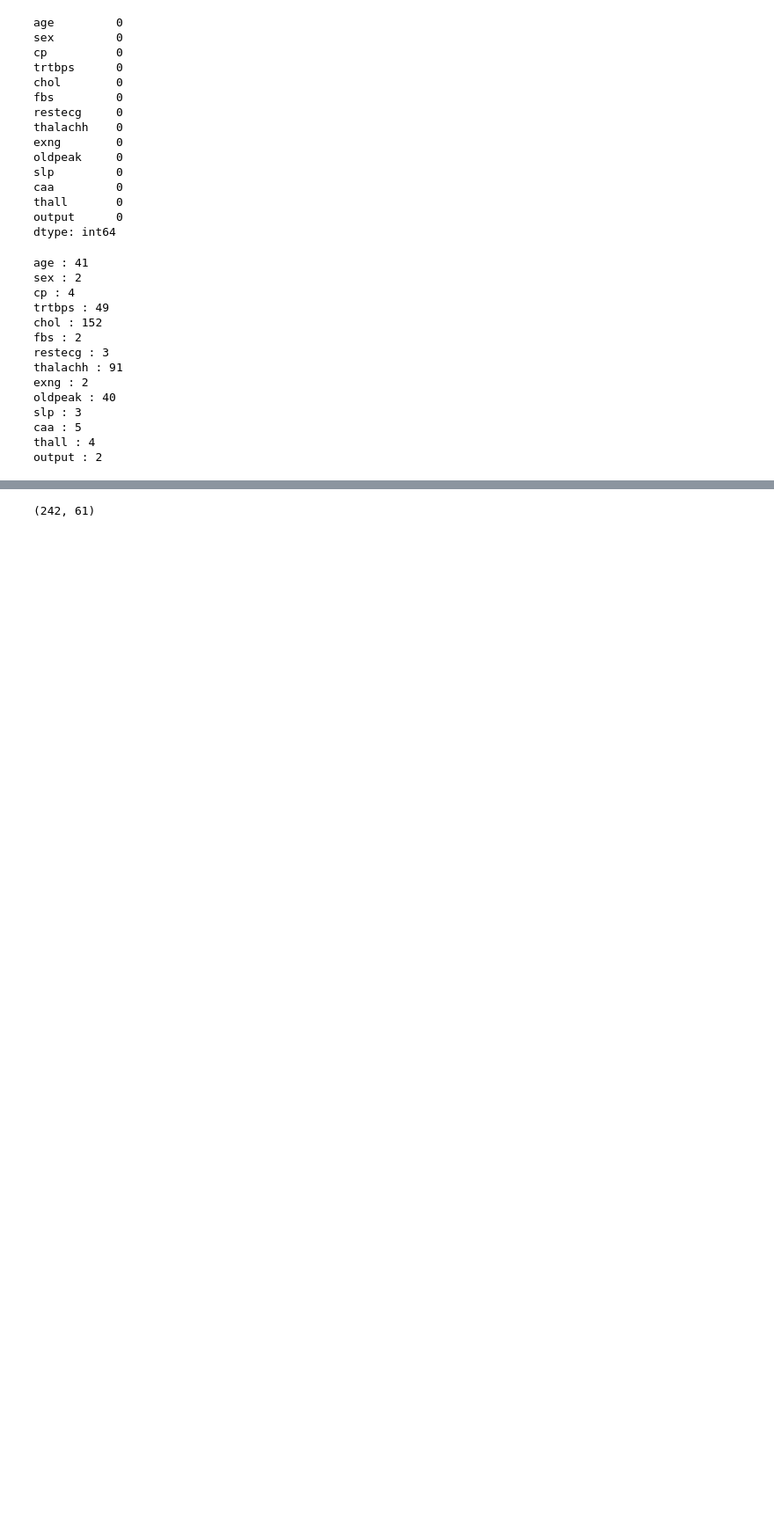
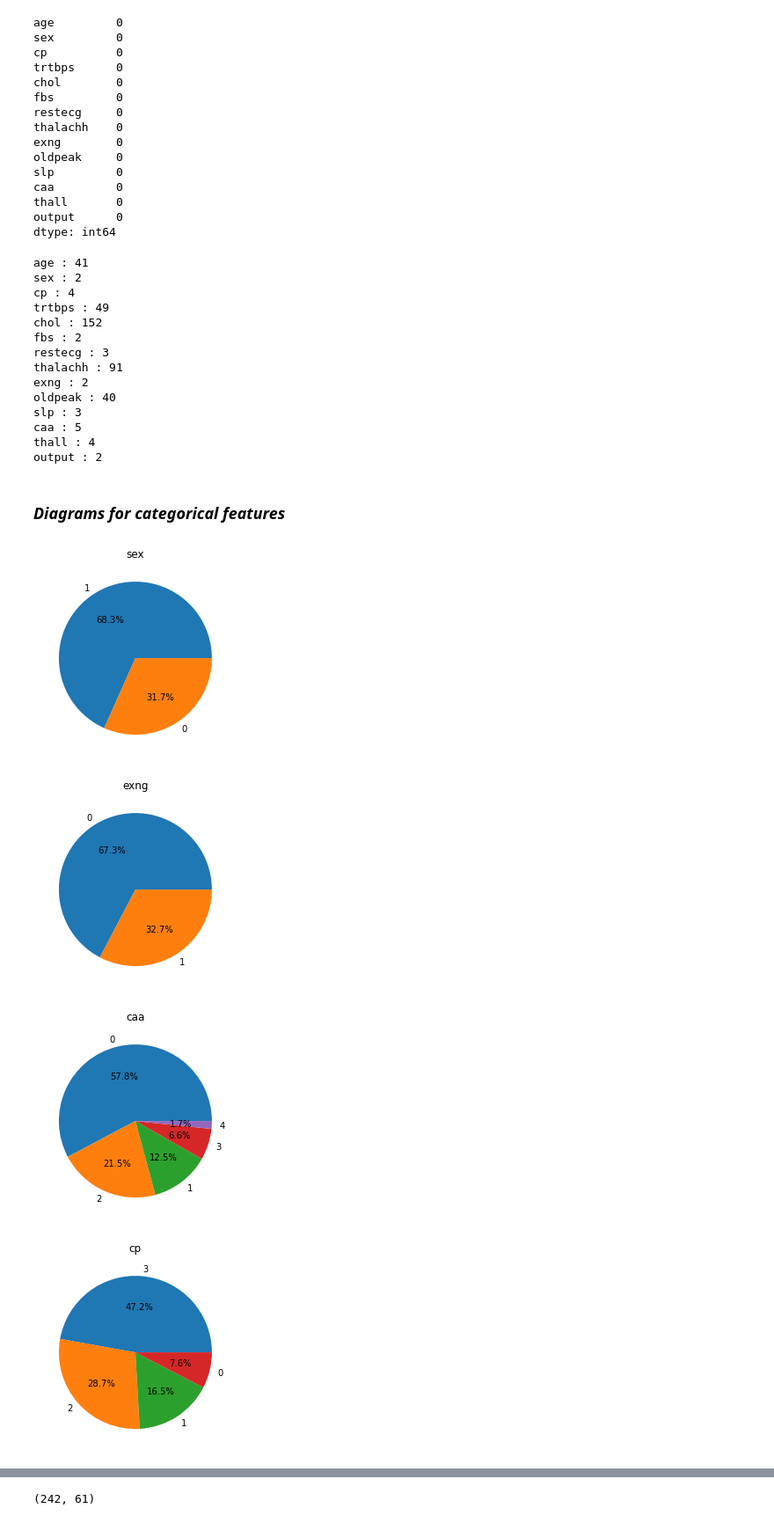
Before and after one commit to xtbtds/Heart_Attack_Prediction_Service, a Jupyter notebook: notebook.ipynb, the cells around one changed output, grey strips where cells are left out. Shown: that part at 88% size. Cells and saved outputs as stored; diff of their text form; code cells hidden in the pictures; blank space fills up the shorter version.

```diff
--- a/notebook.ipynb
+++ b/notebook.ipynb
@@ -67,0 +60,18 @@ target_col = ["output"]
+# %% [markdown]
+### *Diagrams for categorical features*
+# %%
+for i in range(len(cat_cols)):
+  uniq = df[cat_cols[i]].unique()
+  f = list(df.value_counts(cat_cols[i]))
+  le = sum(f)
+  sizes = [i*100/le for i in f]
+
+  fig1, ax1 = plt.subplots()
+  ax1.pie(sizes, labels=uniq, autopct='%1.1f%%')
+  plt.title(cat_cols[i])
+  plt.show()
+# %% [output]
+[figure, added]
+[figure, added]
+[figure, added]
+[figure, added]
```
Also changed, not shown: parts of 20 cells of this notebook.
